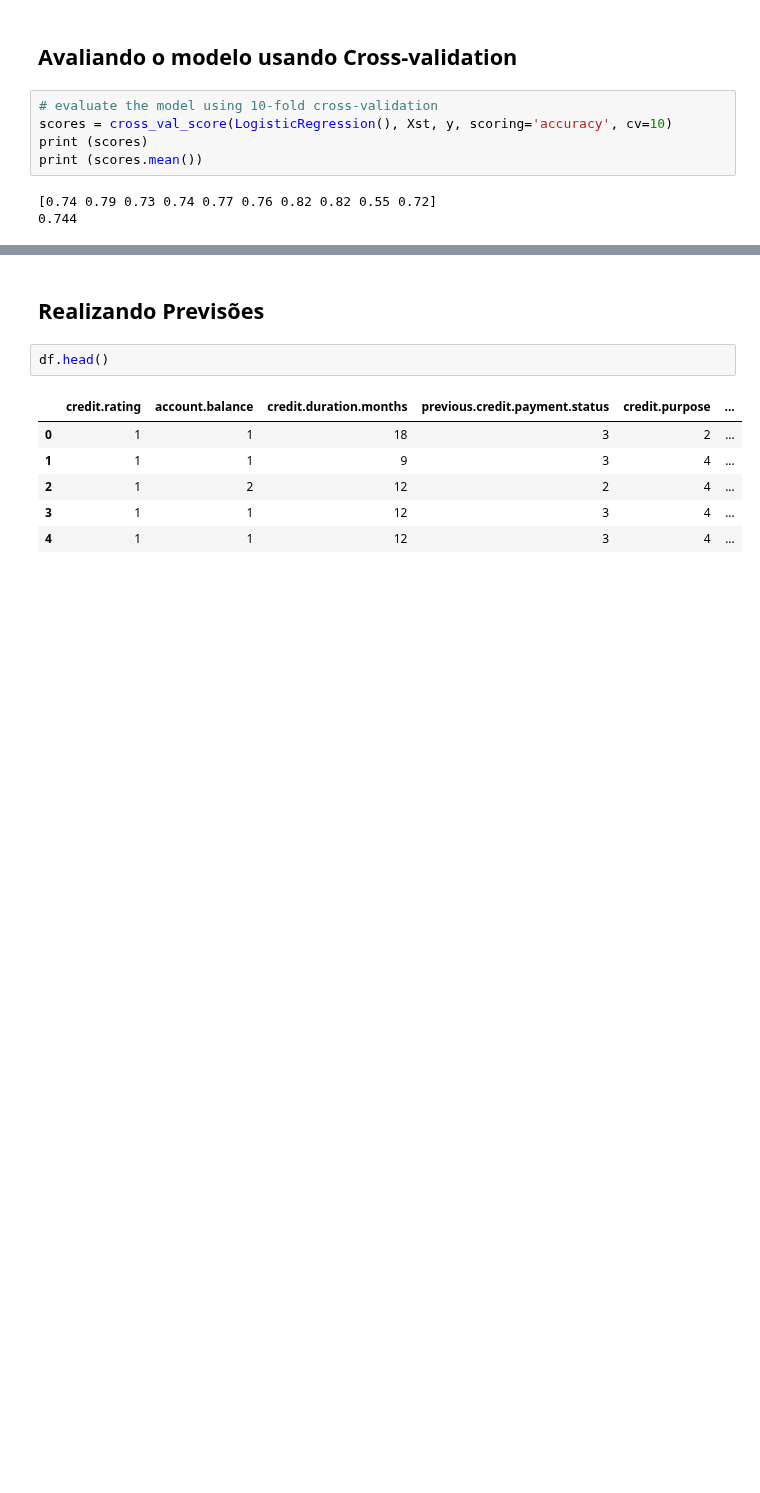
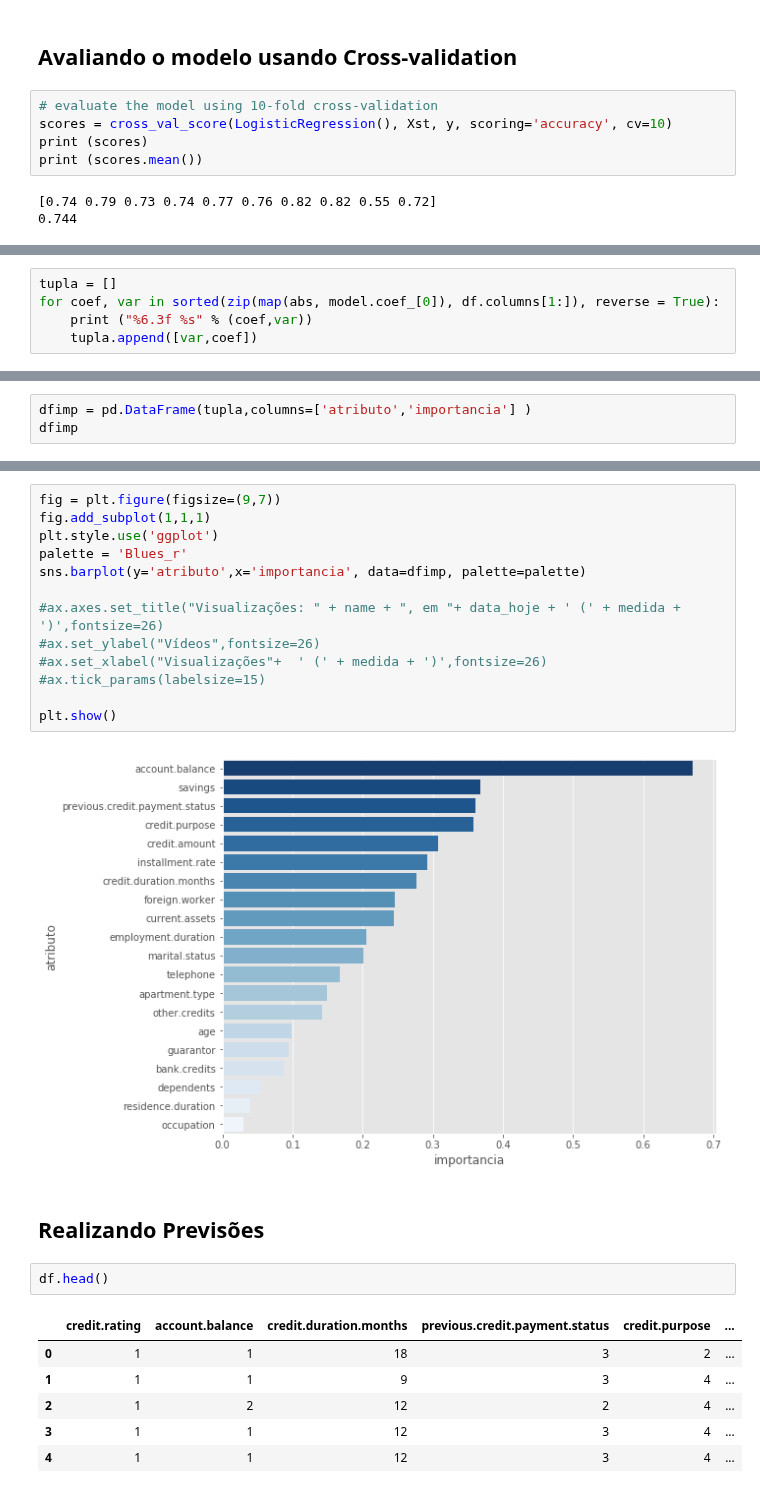
Before and after one commit to vladimiralencar/Alunos-UEPB-TopicosEspeciaisEmBancoDeDados, a Jupyter notebook: RegressaoLogistica/RegressaoLogistica-01.ipynb, the cells around one changed output, grey strips where cells are left out. Saved outputs shown, nothing was run; the diff lists cells and outputs as text; blank space fills up the shorter version.

```diff
--- a/RegressaoLogistica/RegressaoLogistica-01.ipynb
+++ b/RegressaoLogistica/RegressaoLogistica-01.ipynb
@@ -363,0 +383,5 @@ print (scores.mean())
+# %%
+tupla = []
+for coef, var in sorted(zip(map(abs, model.coef_[0]), df.columns[1:]), reverse = True):
+    print ("%6.3f %s" % (coef,var))
+    tupla.append([var,coef])
@@ -363,0 +409,3 @@ print (scores.mean())
+# %%
+dfimp = pd.DataFrame(tupla,columns=['atributo','importancia'] )
+dfimp
@@ -364,3 +430,18 @@ print (scores.mean())
+# %%
+fig = plt.figure(figsize=(9,7))
+fig.add_subplot(1,1,1)
+plt.style.use('ggplot')
+palette = 'Blues_r'
+sns.barplot(y='atributo',x='importancia', data=dfimp, palette=palette)
+
+#ax.axes.set_title("Visualizações: " + name + ", em "+ data_hoje + ' (' + medida + ')',fontsize=26)
+#ax.set_ylabel("Vídeos",fontsize=26)
+#ax.set_xlabel("Visualizações"+  ' (' + medida + ')',fontsize=26)
+#ax.tick_params(labelsize=15)
+
+plt.show()
+# %% [output]
+[figure, added]
 # %% [markdown]
 ## Realizando Previsões
 # %%
```
Also changed, not shown: parts of 16 cells of this notebook.
